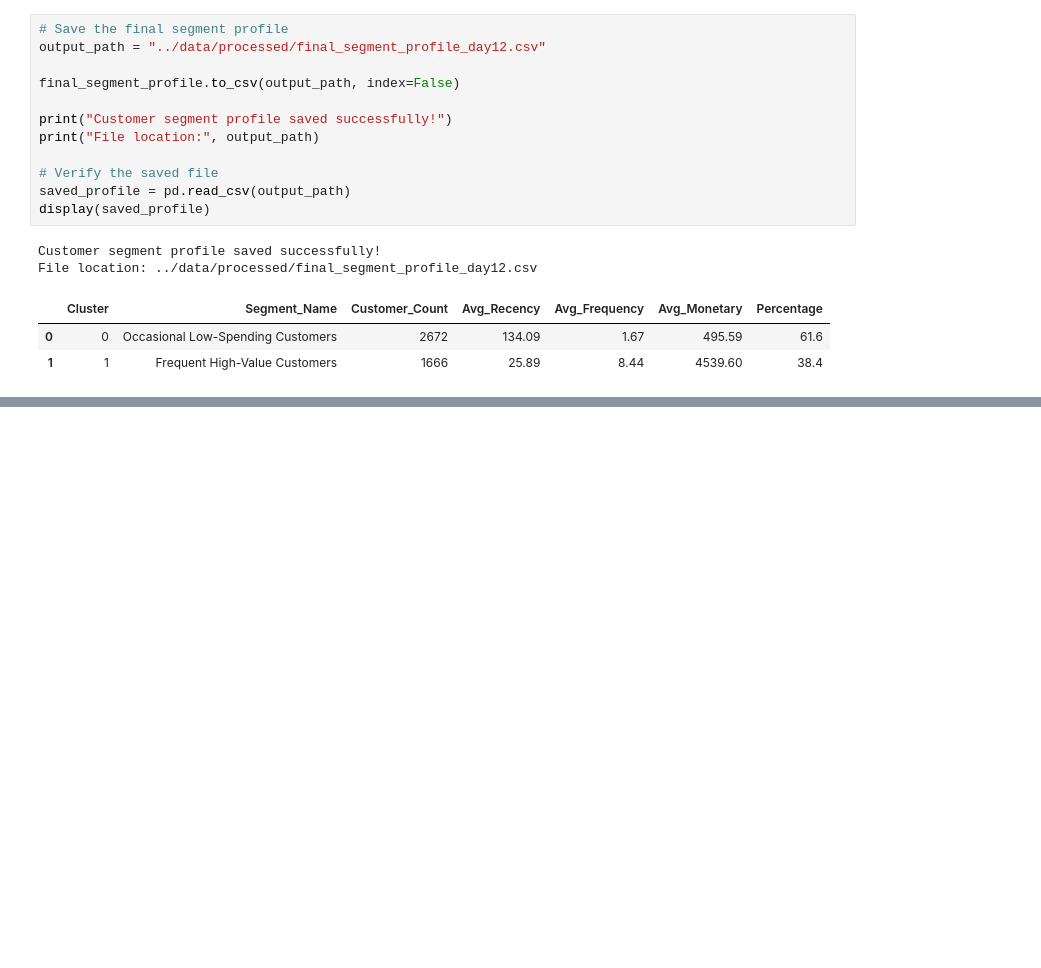
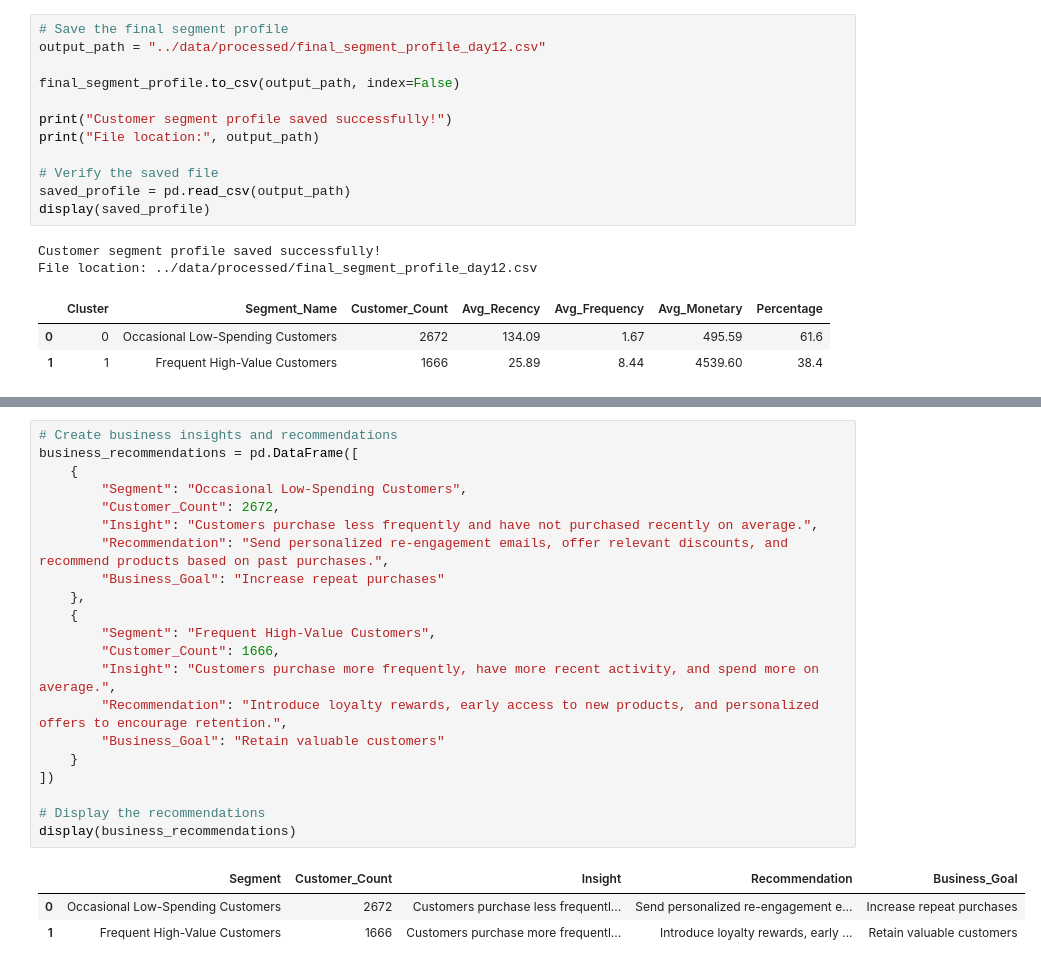
Before and after one commit to vanshika-2105/customer-segmentation-ml, a Jupyter notebook: notebooks/01_customer_segmentation_setup.ipynb, the cells around one changed output, grey strips where cells are left out. Cells and saved outputs as stored; diff of their text form; blank space fills up the shorter version.

Commit message:
feat: complete day 13 business insights and recommendations

```diff
--- a/notebooks/01_customer_segmentation_setup.ipynb
+++ b/notebooks/01_customer_segmentation_setup.ipynb
@@ -2180,0 +2240,25 @@ plt.show()
+# %%
+# Create business insights and recommendations
+business_recommendations = pd.DataFrame([
+    {
+        "Segment": "Occasional Low-Spending Customers",
+        "Customer_Count": 2672,
+        "Insight": "Customers purchase less frequently and have not purchased recently on average.",
+        "Recommendation": "Send personalized re-engagement emails, offer relevant discounts, and recommend products based on past purchases.",
+        "Business_Goal": "Increase repeat purchases"
+    },
+    {
+        "Segment": "Frequent High-Value Customers",
+        "Customer_Count": 1666,
+        "Insight": "Customers purchase more frequently, have more recent activity, and spend more on average.",
+        "Recommendation": "Introduce loyalty rewards, early access to new products, and personalized offers to encourage retention.",
+        "Business_Goal": "Retain valuable customers"
+    }
+])
+
+# Display the recommendations
+display(business_recommendations)
+# %% [output]
+|  | Segment | Customer_Count | Insight | Recommendation | Business_Goal |
+| 0 | Occasional Low-Spending Customers | 2672 | Customers purchase less frequentl... | Send personalized re-engagement e... | Increase repeat purchases |
+| 1 | Frequent High-Value Customers | 1666 | Customers purchase more frequentl... | Introduce loyalty rewards, early ... | Retain valuable customers |
```
Also changed, not shown: parts of 6 cells of this notebook, 1 other file.
